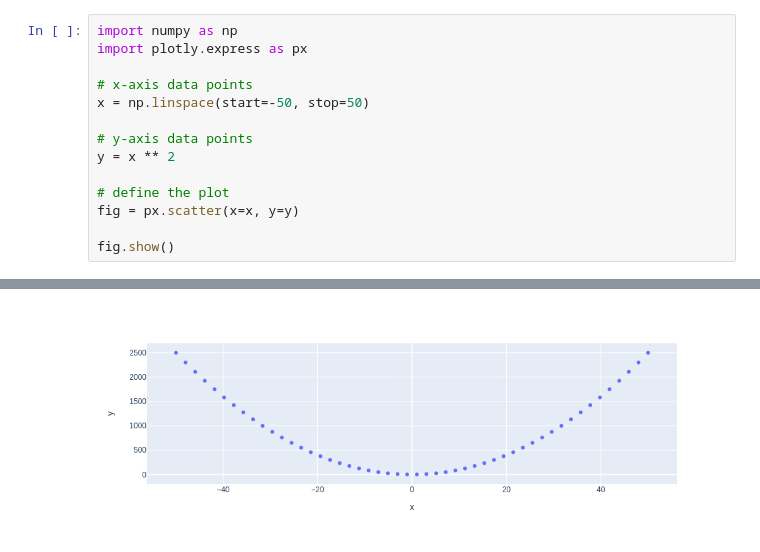
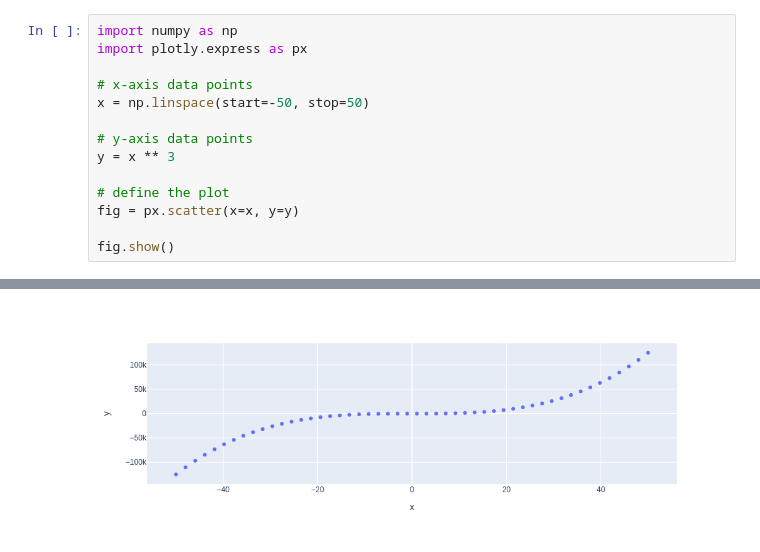
Before and after one commit to wchoi-redhat/my-notebooks-repo, a Jupyter notebook: experiment1.ipynb, the cells around one changed output, grey strips where cells are left out. Cells and saved outputs as stored; diff of their text form.

```diff
--- a/experiment1.ipynb
+++ b/experiment1.ipynb
@@ -6,7 +6,7 @@ import plotly.express as px
 x = np.linspace(start=-50, stop=50)
 
 # y-axis data points
-y = x ** 2
+y = x ** 3
 
 # define the plot
 fig = px.scatter(x=x, y=y)
@@ -17 +16 @@ fig.show()
-[figure, old version]
+[figure, new version]
```
Also changed, not shown: parts of 1 cell of this notebook.
